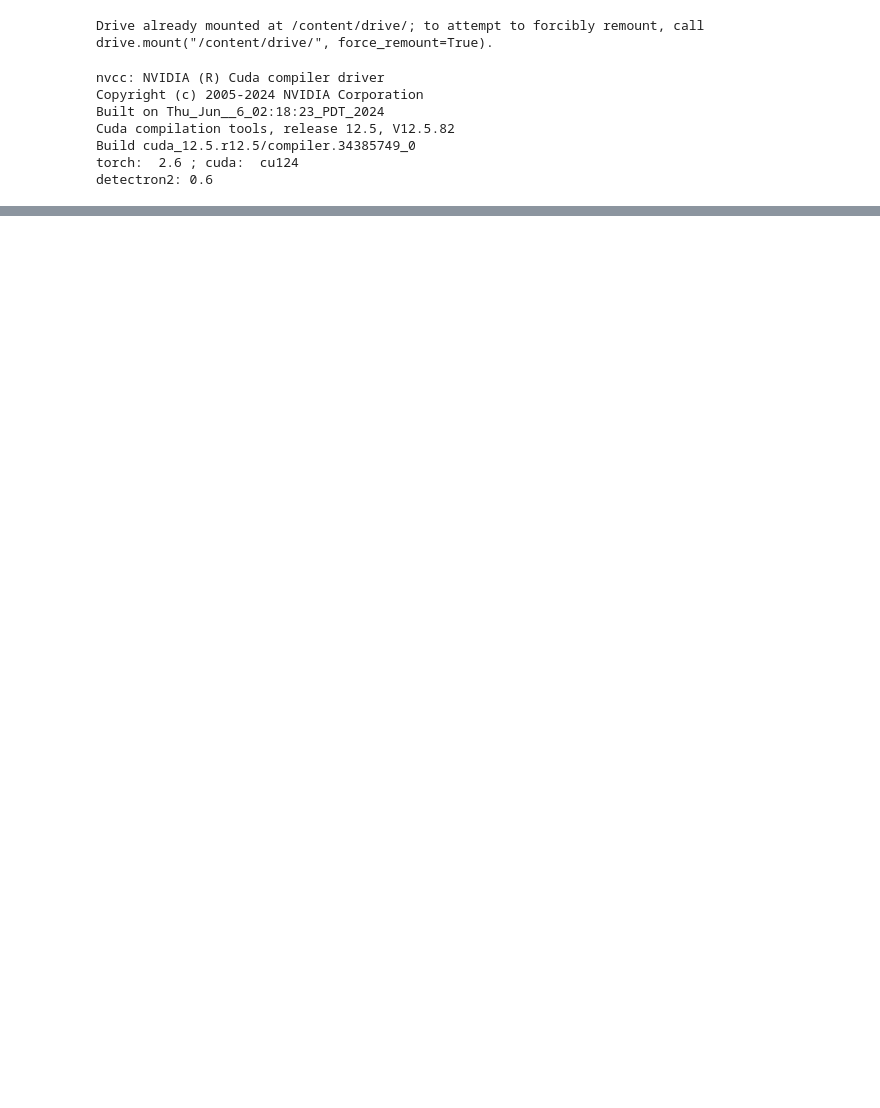
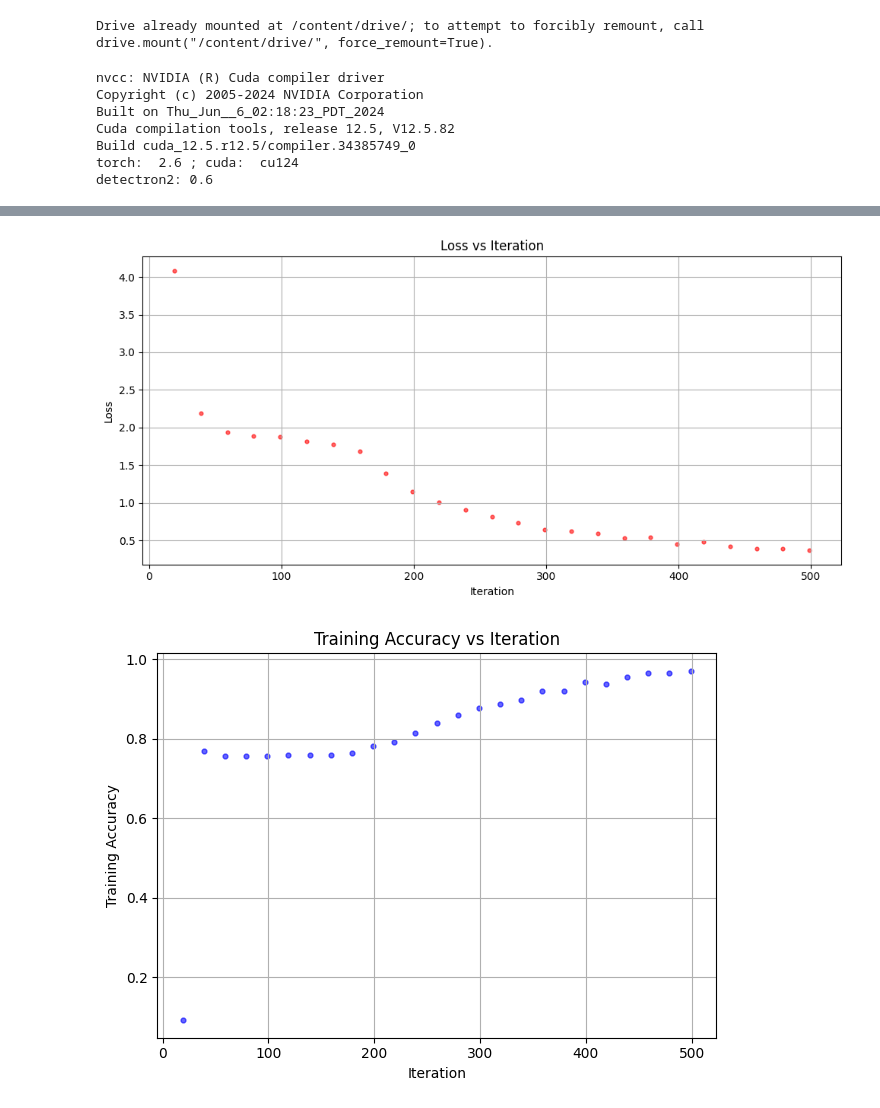
Before and after one commit to KJasman/ASL-Fingerspelling, a Jupyter notebook: resnet/resnet.ipynb, the cells around one changed output, grey strips where cells are left out. Drawn from its saved outputs; the diff is of its cells as text; code cells hidden in the pictures; blank space fills up the shorter version.

```diff
--- a/resnet/resnet.ipynb
+++ b/resnet/resnet.ipynb
@@ -628,0 +382,40 @@ F1 Score (approximate): 1.379
+# %%
+log_path = "output/metrics.json"  # Path to model metrics
+
+iterations = []
+total_losses = []
+accuracies = []
+
+with open(log_path, 'r') as f:
+    for line in f:
+        entry = json.loads(line)
+        if "iteration" in entry:
+            iterations.append(entry["iteration"])
+            total_losses.append(entry.get("total_loss", float('nan')))
+            accuracies.append(entry.get("fast_rcnn/cls_accuracy", float('nan')))
+
+# plot learning curves
+plt.figure(figsize=(10, 5))
+
+# plot total loss
+plt.scatter(iterations, total_losses, s=12, color='red', label="Total Loss", alpha=0.6)
+plt.xlabel("Iteration")
+plt.ylabel("Loss")
+plt.title("Loss vs Iteration")
+plt.grid(True)
+
+plt.tight_layout()
+plt.show()
+
+# plot classification accuracy
+plt.scatter(iterations, accuracies, s=12, color='blue', label="Cls Accuracy", alpha=0.6)
+plt.xlabel("Iteration")
+plt.ylabel("Training Accuracy")
+plt.title("Training Accuracy vs Iteration")
+plt.grid(True)
+
+plt.tight_layout()
+plt.show()
+# %% [output]
+[figure, added]
+[figure, added]
```
Also changed, not shown: parts of 16 cells of this notebook.
